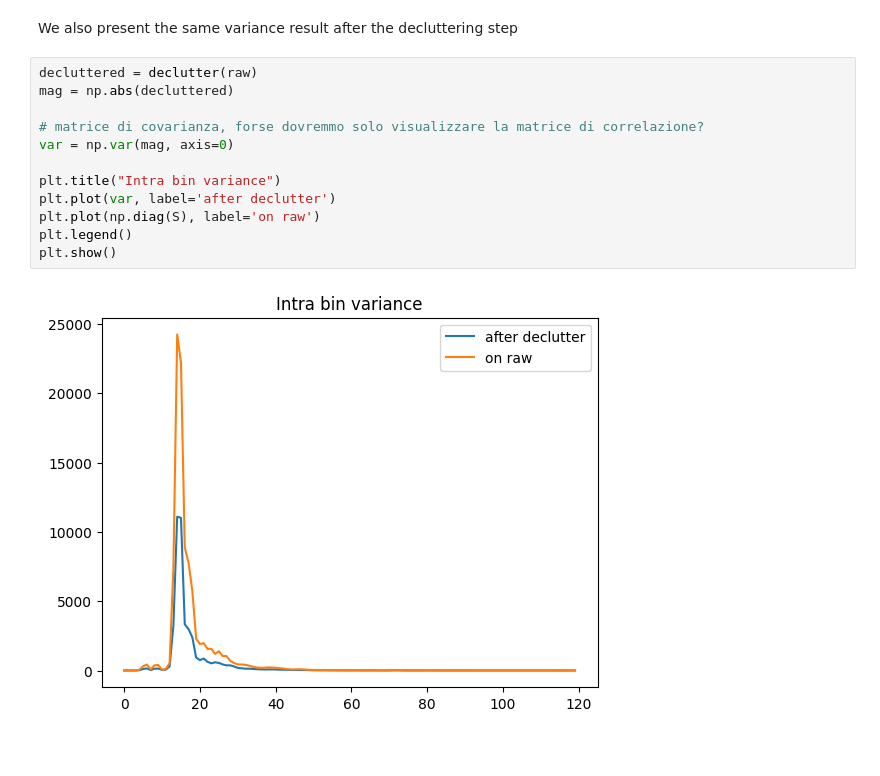
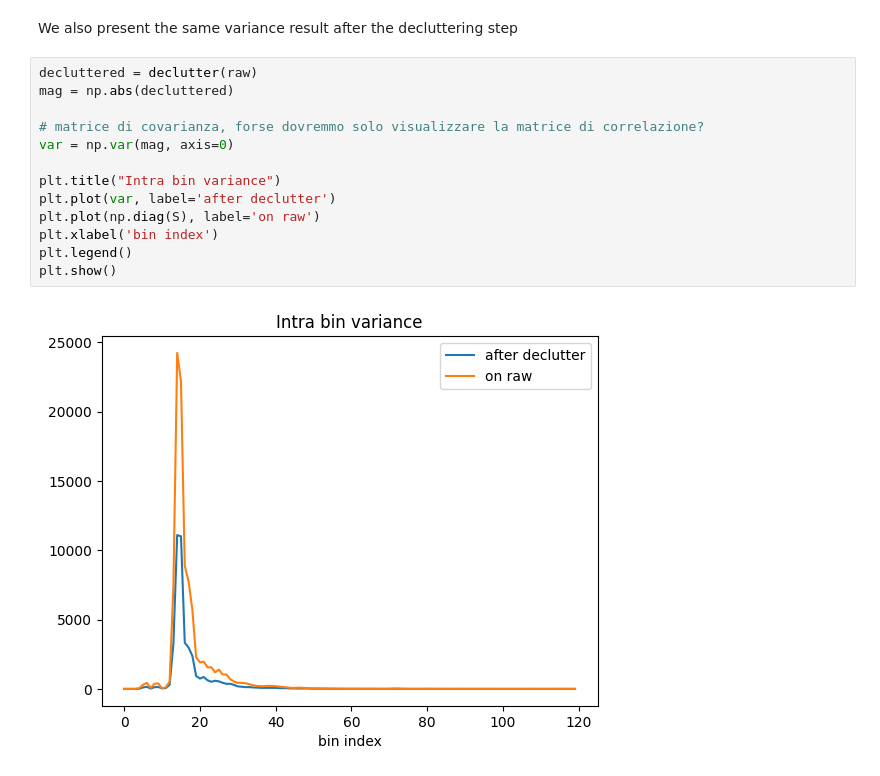
Before and after one commit to FattiMei/smart-trainer, a Jupyter notebook: analysis/classic.ipynb, the cells around one changed output. Drawn from its saved outputs; the diff is of its cells as text; blank space fills up the shorter version.

```diff
--- a/analysis/classic.ipynb
+++ b/analysis/classic.ipynb
@@ -98,14 +98,15 @@ We also present the same variance result after the decluttering step
 # %%
 decluttered = declutter(raw)
 mag = np.abs(decluttered)
 
 # matrice di covarianza, forse dovremmo solo visualizzare la matrice di correlazione?
 var = np.var(mag, axis=0)
 
 plt.title("Intra bin variance")
 plt.plot(var, label='after declutter')
 plt.plot(np.diag(S), label='on raw')
+plt.xlabel('bin index')
 plt.legend()
 plt.show()
 # %% [output]
-[figure, old version]
+[figure, new version]
```
Also changed, not shown: parts of 9 cells of this notebook.
